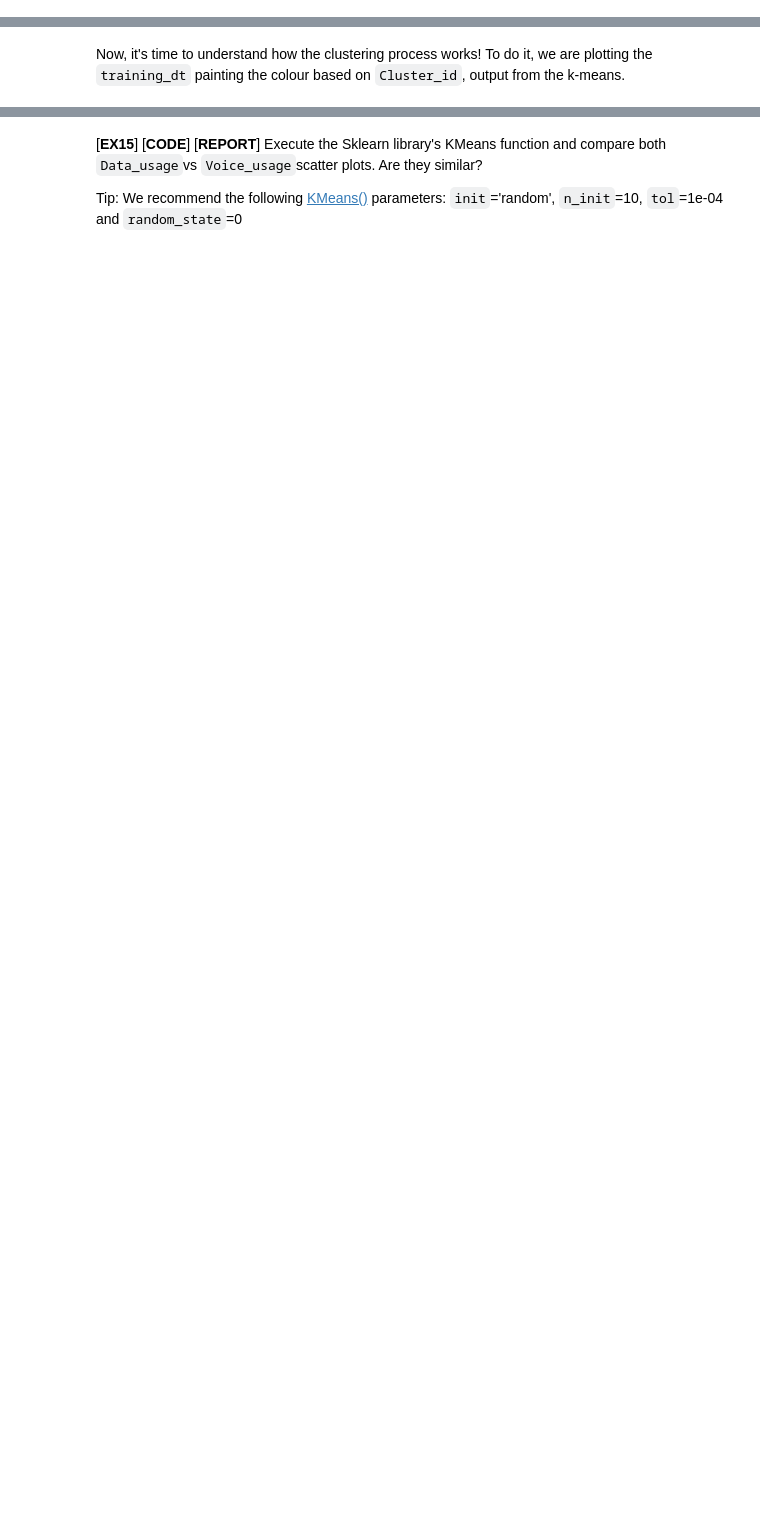
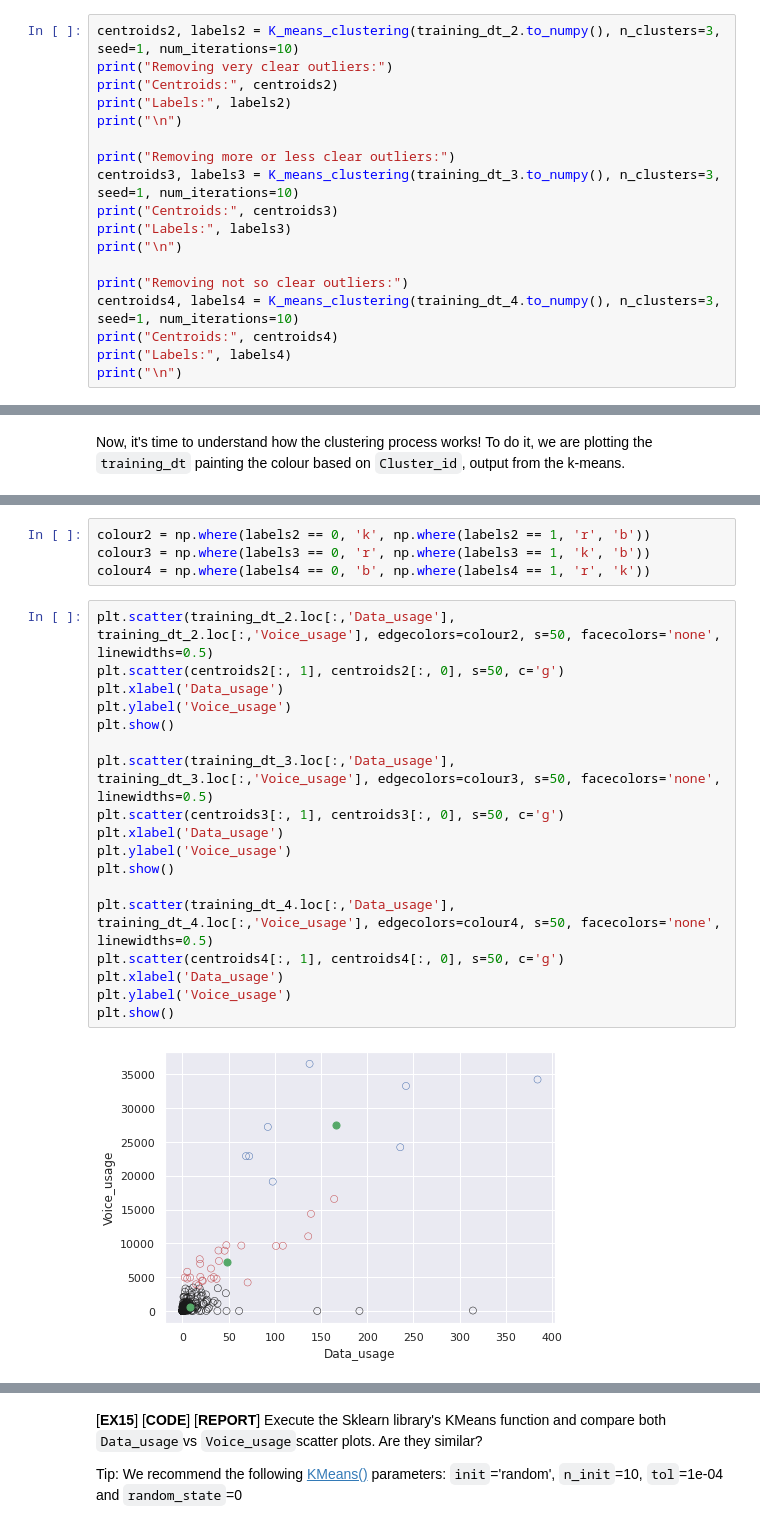
Before and after one commit to Alejandro-FA/UPF-Machine_Learning, a Jupyter notebook: Project-1/P01_Clustering students.ipynb, the cells around one changed output, grey strips where cells are left out. Cells and saved outputs as stored; diff of their text form; blank space fills up the shorter version.

```diff
--- a/Project-1/P01_Clustering students.ipynb
+++ b/Project-1/P01_Clustering students.ipynb
@@ -605,0 +592,18 @@ Convergence achieved with: 6 iterations
+# %%
+centroids2, labels2 = K_means_clustering(training_dt_2.to_numpy(), n_clusters=3, seed=1, num_iterations=10)
+print("Removing very clear outliers:")
+print("Centroids:", centroids2)
+print("Labels:", labels2)
+print("\n")
+
+print("Removing more or less clear outliers:")
+centroids3, labels3 = K_means_clustering(training_dt_3.to_numpy(), n_clusters=3, seed=1, num_iterations=10)
+print("Centroids:", centroids3)
+print("Labels:", labels3)
+print("\n")
+
+print("Removing not so clear outliers:")
+centroids4, labels4 = K_means_clustering(training_dt_4.to_numpy(), n_clusters=3, seed=1, num_iterations=10)
+print("Centroids:", centroids4)
+print("Labels:", labels4)
+print("\n")
@@ -614,0 +637,24 @@ Now, it's time to understand how the clustering process works! To do it, we are
+# %%
+colour2 = np.where(labels2 == 0, 'k', np.where(labels2 == 1, 'r', 'b'))
+colour3 = np.where(labels3 == 0, 'r', np.where(labels3 == 1, 'k', 'b'))
+colour4 = np.where(labels4 == 0, 'b', np.where(labels4 == 1, 'r', 'k'))
+# %%
+plt.scatter(training_dt_2.loc[:,'Data_usage'], training_dt_2.loc[:,'Voice_usage'], edgecolors=colour2, s=50, facecolors='none', linewidths=0.5)
+plt.scatter(centroids2[:, 1], centroids2[:, 0], s=50, c='g')
+plt.xlabel('Data_usage')
+plt.ylabel('Voice_usage')
+plt.show()
+
+plt.scatter(training_dt_3.loc[:,'Data_usage'], training_dt_3.loc[:,'Voice_usage'], edgecolors=colour3, s=50, facecolors='none', linewidths=0.5)
+plt.scatter(centroids3[:, 1], centroids3[:, 0], s=50, c='g')
+plt.xlabel('Data_usage')
+plt.ylabel('Voice_usage')
+plt.show()
+
+plt.scatter(training_dt_4.loc[:,'Data_usage'], training_dt_4.loc[:,'Voice_usage'], edgecolors=colour4, s=50, facecolors='none', linewidths=0.5)
+plt.scatter(centroids4[:, 1], centroids4[:, 0], s=50, c='g')
+plt.xlabel('Data_usage')
+plt.ylabel('Voice_usage')
+plt.show()
+# %% [output]
+[figure, added]
```
Also changed, not shown: parts of 10 cells of this notebook.
